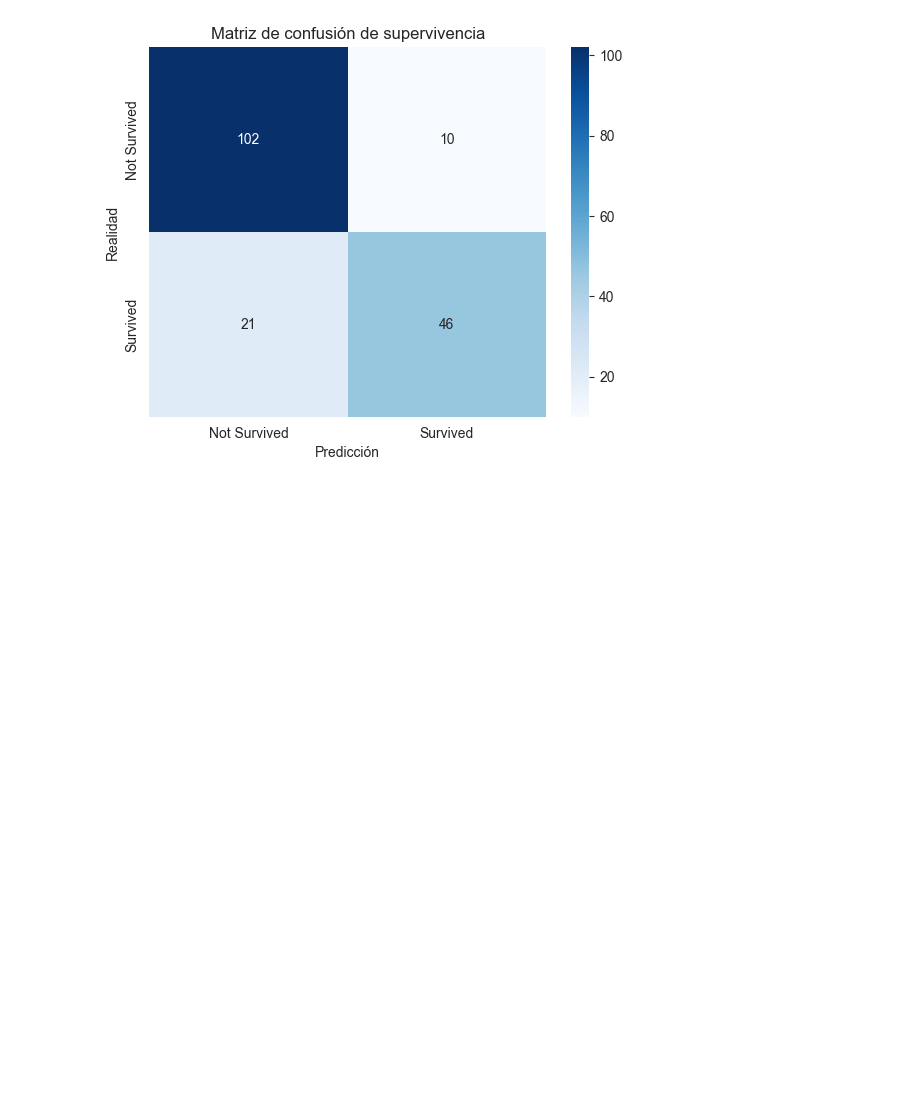
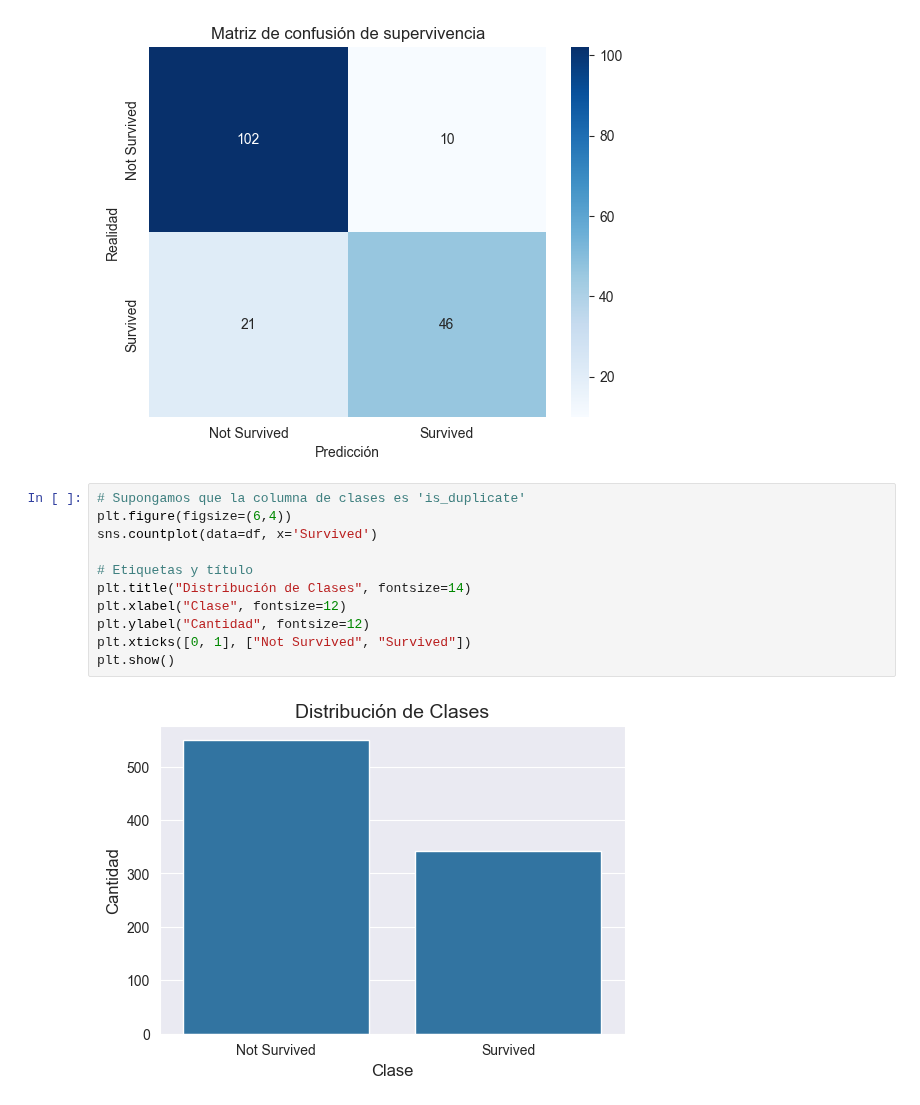
Before and after one commit to SamuehFDEZ/ProgramacionIA, a Jupyter notebook: UD7_AnalisisDeDatos/titanic.ipynb, the cells around one changed output. Cells and saved outputs as stored; diff of their text form; blank space fills up the shorter version.

```diff
--- a/UD7_AnalisisDeDatos/titanic.ipynb
+++ b/UD7_AnalisisDeDatos/titanic.ipynb
@@ -97,3 +97,16 @@ plt.show()
    macro avg       0.80      0.83      0.81       179
 weighted avg       0.84      0.83      0.83       179
 [figure]
+# %%
+# Supongamos que la columna de clases es 'is_duplicate'
+plt.figure(figsize=(6,4))
+sns.countplot(data=df, x='Survived')
+
+# Etiquetas y título
+plt.title("Distribución de Clases", fontsize=14)
+plt.xlabel("Clase", fontsize=12)
+plt.ylabel("Cantidad", fontsize=12)
+plt.xticks([0, 1], ["Not Survived", "Survived"])
+plt.show()
+# %% [output]
+[figure, added]
```
Also changed, not shown: parts of 4 cells of this notebook.
